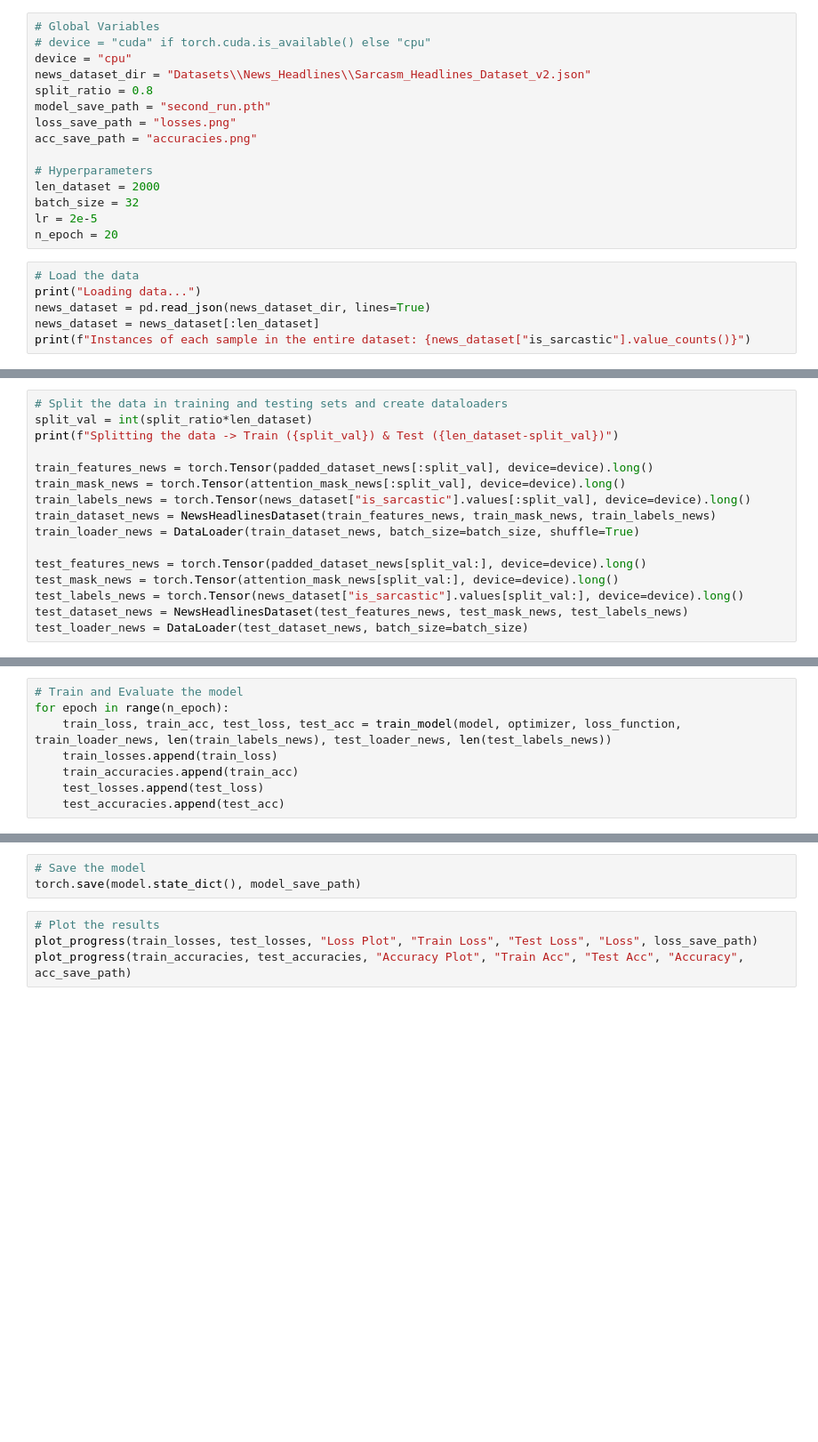
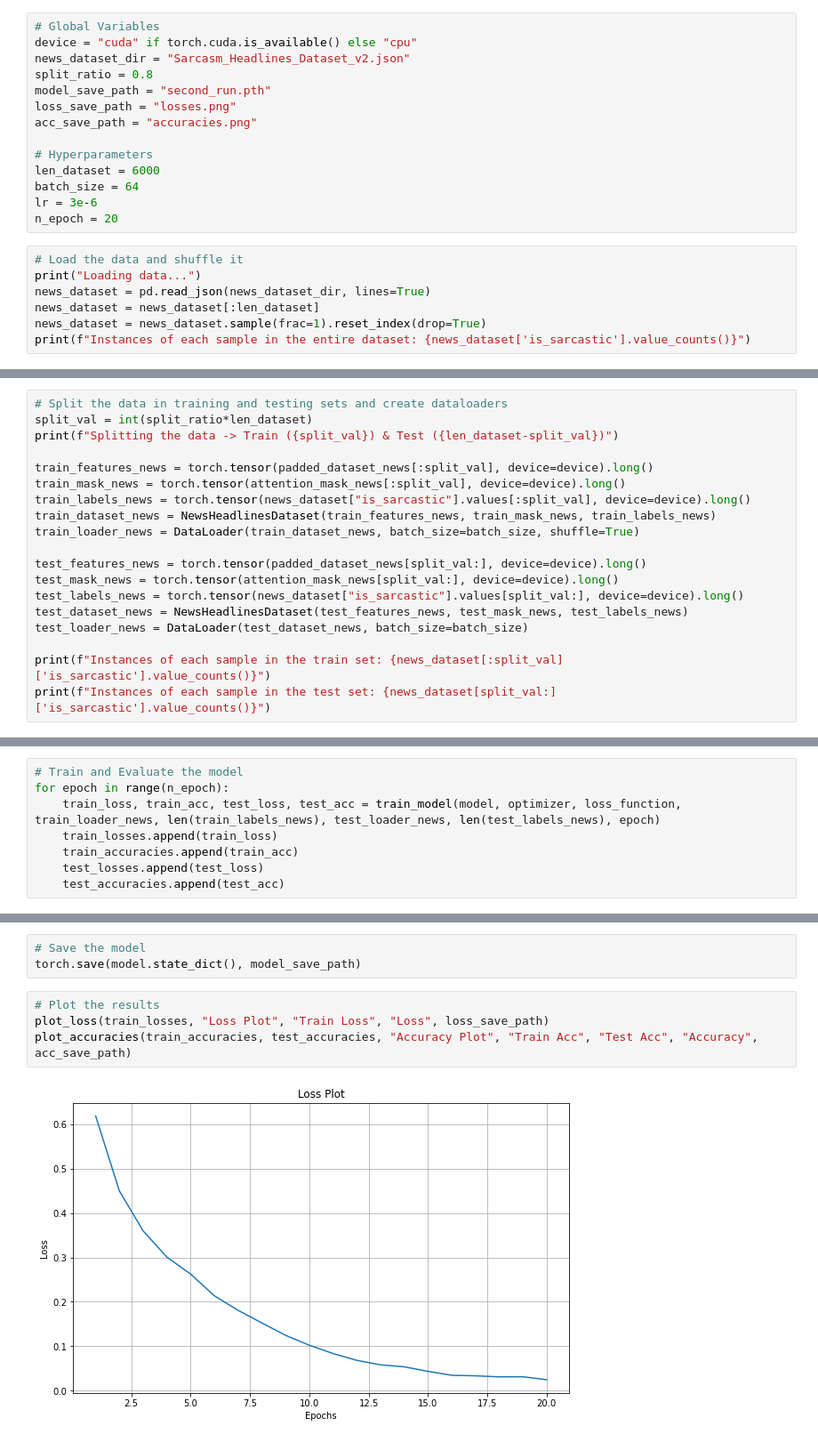
Before and after one commit to Ulorewien/BERT-Sarcasm-Detection, a Jupyter notebook: main.ipynb, the cells around one changed output, grey strips where cells are left out. Shown at 89% size. Cells and saved outputs as stored; diff of their text form; blank space fills up the shorter version.

Commit message:
Complete Training and Testing implemented

```diff
--- a/main.ipynb
+++ b/main.ipynb
@@ -11,24 +11,24 @@ from util import train_model, plot_progress
 # %%
 # Global Variables
-# device = "cuda" if torch.cuda.is_available() else "cpu"
-device = "cpu"
-news_dataset_dir = "Datasets\\News_Headlines\\Sarcasm_Headlines_Dataset_v2.json"
+device = "cuda" if torch.cuda.is_available() else "cpu"
+news_dataset_dir = "Sarcasm_Headlines_Dataset_v2.json"
 split_ratio = 0.8
 model_save_path = "second_run.pth"
 loss_save_path = "losses.png"
 acc_save_path = "accuracies.png"
 
 # Hyperparameters
-len_dataset = 2000
-batch_size = 32
-lr = 2e-5
+len_dataset = 6000
+batch_size = 64
+lr = 3e-6
 n_epoch = 20
 # %%
-# Load the data
+# Load the data and shuffle it
 print("Loading data...")
 news_dataset = pd.read_json(news_dataset_dir, lines=True)
 news_dataset = news_dataset[:len_dataset]
-print(f"Instances of each sample in the entire dataset: {news_dataset["is_sarcastic"].value_counts()}")
+news_dataset = news_dataset.sample(frac=1).reset_index(drop=True)
+print(f"Instances of each sample in the entire dataset: {news_dataset['is_sarcastic'].value_counts()}")
 # %% [output]
 Loading data...
 Instances of each sample in the entire dataset: is_sarcastic
@@ -66,15 +67,18 @@ Shape of the masked dataset: (2000, 34)
 split_val = int(split_ratio*len_dataset)
 print(f"Splitting the data -> Train ({split_val}) & Test ({len_dataset-split_val})")
 
-train_features_news = torch.Tensor(padded_dataset_news[:split_val], device=device).long()
-train_mask_news = torch.Tensor(attention_mask_news[:split_val], device=device).long()
-train_labels_news = torch.Tensor(news_dataset["is_sarcastic"].values[:split_val], device=device).long()
+train_features_news = torch.tensor(padded_dataset_news[:split_val], device=device).long()
+train_mask_news = torch.tensor(attention_mask_news[:split_val], device=device).long()
+train_labels_news = torch.tensor(news_dataset["is_sarcastic"].values[:split_val], device=device).long()
 train_dataset_news = NewsHeadlinesDataset(train_features_news, train_mask_news, train_labels_news)
 train_loader_news = DataLoader(train_dataset_news, batch_size=batch_size, shuffle=True)
 
-test_features_news = torch.Tensor(padded_dataset_news[split_val:], device=device).long()
-test_mask_news = torch.Tensor(attention_mask_news[split_val:], device=device).long()
-test_labels_news = torch.Tensor(news_dataset["is_sarcastic"].values[split_val:], device=device).long()
+test_features_news = torch.tensor(padded_dataset_news[split_val:], device=device).long()
+test_mask_news = torch.tensor(attention_mask_news[split_val:], device=device).long()
+test_labels_news = torch.tensor(news_dataset["is_sarcastic"].values[split_val:], device=device).long()
 test_dataset_news = NewsHeadlinesDataset(test_features_news, test_mask_news, test_labels_news)
 test_loader_news = DataLoader(test_dataset_news, batch_size=batch_size)
+
+print(f"Instances of each sample in the train set: {news_dataset[:split_val]['is_sarcastic'].value_counts()}")
+print(f"Instances of each sample in the test set: {news_dataset[split_val:]['is_sarcastic'].value_counts()}")
 # %% [output]
@@ -93,7 +105,7 @@ test_accuracies = []
 # %%
 # Train and Evaluate the model
 for epoch in range(n_epoch):
-    train_loss, train_acc, test_loss, test_acc = train_model(model, optimizer, loss_function, train_loader_news, len(train_labels_news), test_loader_news, len(test_labels_news))
+    train_loss, train_acc, test_loss, test_acc = train_model(model, optimizer, loss_function, train_loader_news, len(train_labels_news), test_loader_news, len(test_labels_news), epoch)
     train_losses.append(train_loss)
     train_accuracies.append(train_acc)
     test_losses.append(test_loss)
@@ -110,5 +136,7 @@ Test loss: 0.4037904884093083 Test acc: 2638.461538461538%
 torch.save(model.state_dict(), model_save_path)
 # %%
 # Plot the results
-plot_progress(train_losses, test_losses, "Loss Plot", "Train Loss", "Test Loss", "Loss", loss_save_path)
-plot_progress(train_accuracies, test_accuracies, "Accuracy Plot", "Train Acc", "Test Acc", "Accuracy", acc_save_path)
+plot_loss(train_losses, "Loss Plot", "Train Loss", "Loss", loss_save_path)
+plot_accuracies(train_accuracies, test_accuracies, "Accuracy Plot", "Train Acc", "Test Acc", "Accuracy", acc_save_path)
+# %% [output]
+[figure, added]
```
Also changed, not shown: parts of 10 cells of this notebook, 4 other files.
